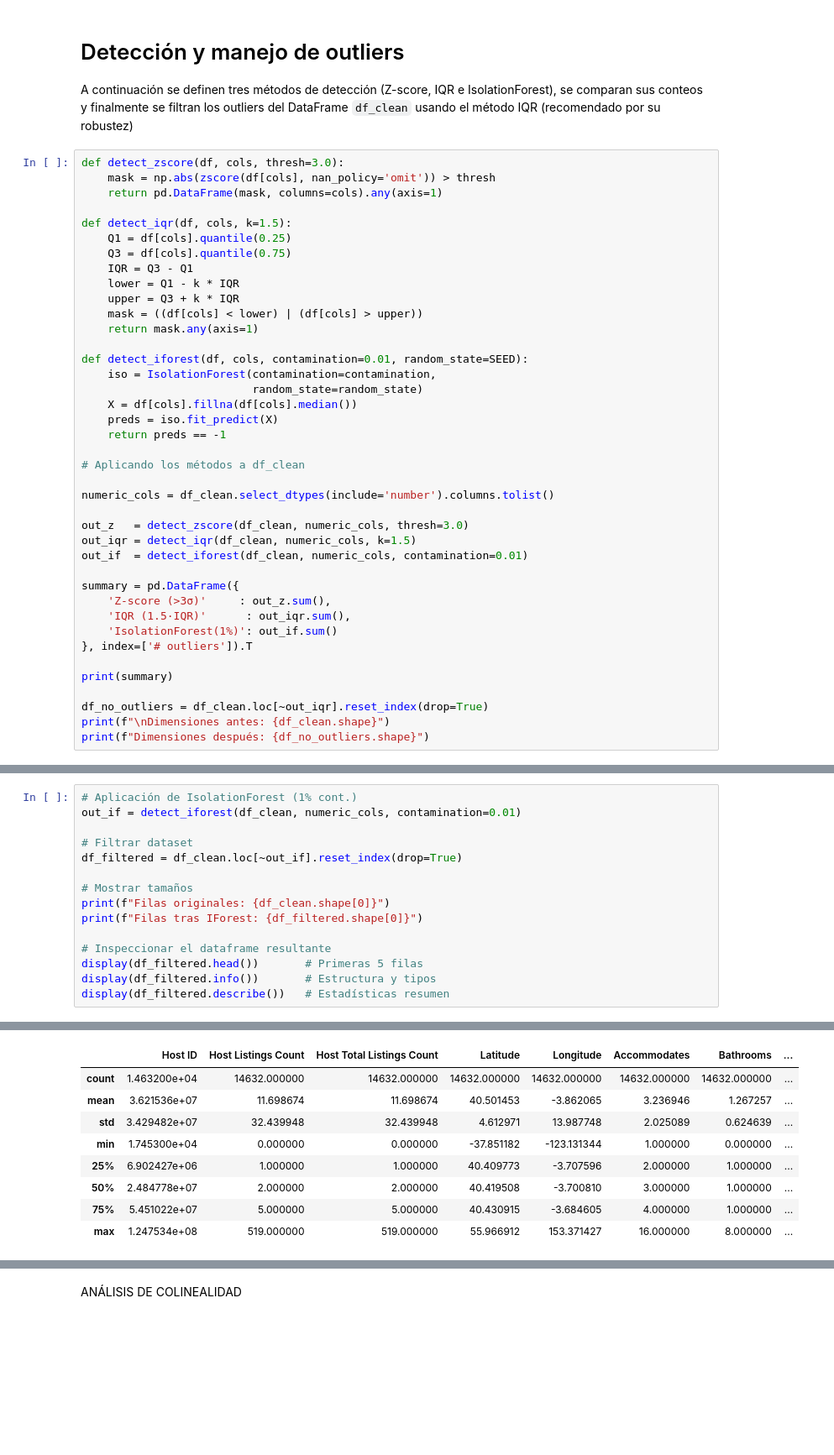
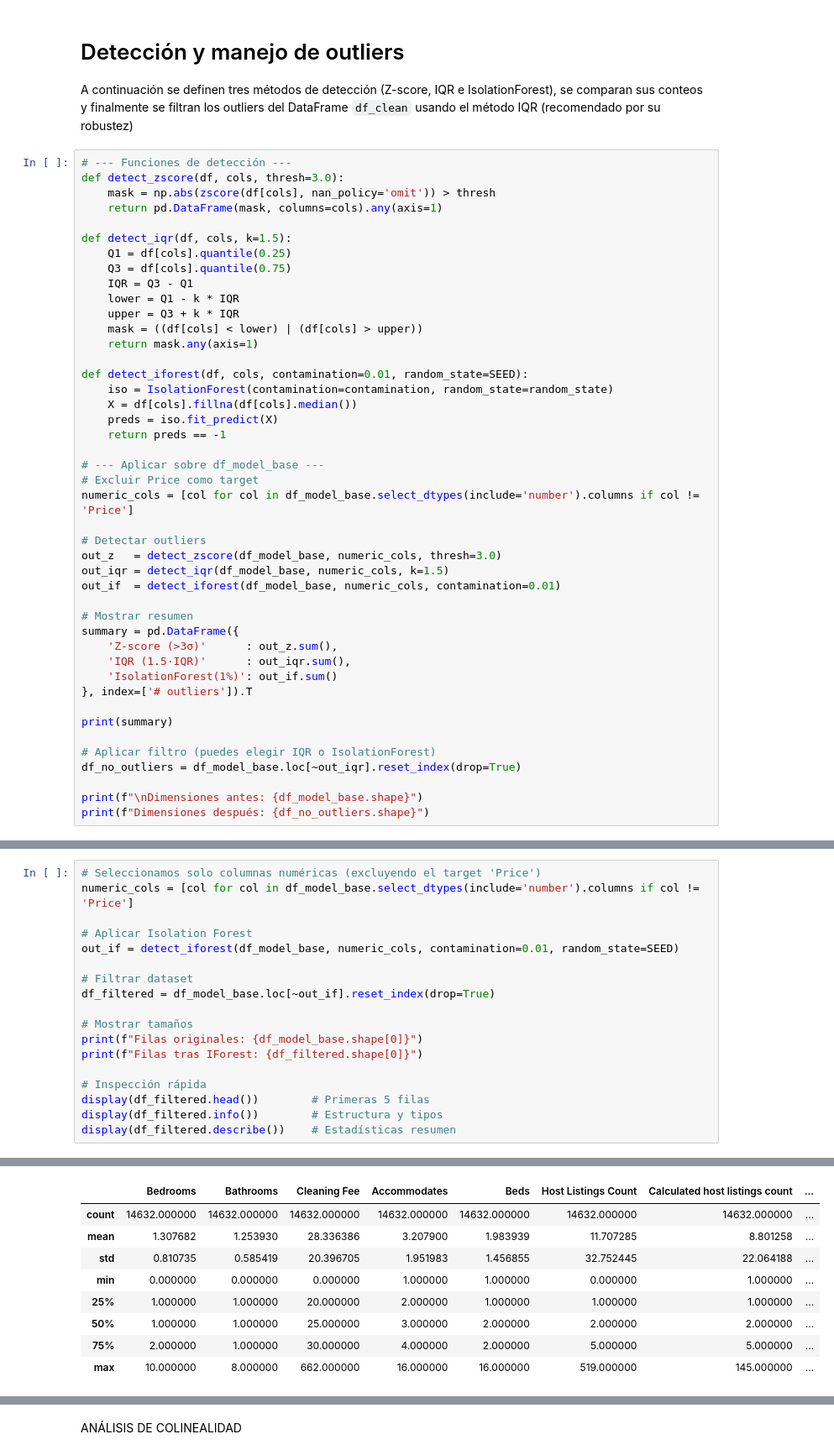
Before and after one commit to gonzalezulises/airbnb-pricing-ml, a Jupyter notebook: notebooks/01. Exploracion de datos y preparacion.ipynb, the cells around one changed output, grey strips where cells are left out. Shown at 84% size. Cells and saved outputs as stored; diff of their text form; blank space fills up the shorter version.

```diff
--- a/notebooks/01. Exploracion de datos y preparacion.ipynb
+++ b/notebooks/01. Exploracion de datos y preparacion.ipynb
@@ -713,6 +849,7 @@ A continuación se definen tres métodos de detección (Z-score, IQR e Isolation
 se comparan sus conteos y finalmente se filtran los outliers del DataFrame `df_clean`
 usando el método IQR (recomendado por su robustez)
 # %%
+# --- Funciones de detección ---
 def detect_zscore(df, cols, thresh=3.0):
     mask = np.abs(zscore(df[cols], nan_policy='omit')) > thresh
     return pd.DataFrame(mask, columns=cols).any(axis=1)
@@ -727,30 +864,33 @@ def detect_iqr(df, cols, k=1.5):
     return mask.any(axis=1)
 
 def detect_iforest(df, cols, contamination=0.01, random_state=SEED):
-    iso = IsolationForest(contamination=contamination,
-                          random_state=random_state)
+    iso = IsolationForest(contamination=contamination, random_state=random_state)
     X = df[cols].fillna(df[cols].median())
     preds = iso.fit_predict(X)
     return preds == -1
 
-# Aplicando los métodos a df_clean
+# --- Aplicar sobre df_model_base ---
+# Excluir Price como target
+numeric_cols = [col for col in df_model_base.select_dtypes(include='number').columns if col != 'Price']
 
-numeric_cols = df_clean.select_dtypes(include='number').columns.tolist()
+# Detectar outliers
+out_z   = detect_zscore(df_model_base, numeric_cols, thresh=3.0)
+out_iqr = detect_iqr(df_model_base, numeric_cols, k=1.5)
+out_if  = detect_iforest(df_model_base, numeric_cols, contamination=0.01)
 
-out_z   = detect_zscore(df_clean, numeric_cols, thresh=3.0)
-out_iqr = detect_iqr(df_clean, numeric_cols, k=1.5)
-out_if  = detect_iforest(df_clean, numeric_cols, contamination=0.01)
-
+# Mostrar resumen
 summary = pd.DataFrame({
-    'Z-score (>3σ)'     : out_z.sum(),
+    'Z-score (>3σ)'      : out_z.sum(),
     'IQR (1.5·IQR)'      : out_iqr.sum(),
     'IsolationForest(1%)': out_if.sum()
 }, index=['# outliers']).T
 
 print(summary)
 
-df_no_outliers = df_clean.loc[~out_iqr].reset_index(drop=True)
-print(f"\nDimensiones antes: {df_clean.shape}")
+# Aplicar filtro (puedes elegir IQR o IsolationForest)
+df_no_outliers = df_model_base.loc[~out_iqr].reset_index(drop=True)
+
+print(f"\nDimensiones antes: {df_model_base.shape}")
 print(f"Dimensiones después: {df_no_outliers.shape}")
 # %% [output]
                      # outliers
@@ -767,18 +907,21 @@ Dimensiones después: (3582, 59)
 # %%
-# Aplicación de IsolationForest (1% cont.)
-out_if = detect_iforest(df_clean, numeric_cols, contamination=0.01)
+# Seleccionamos solo columnas numéricas (excluyendo el target 'Price')
+numeric_cols = [col for col in df_model_base.select_dtypes(include='number').columns if col != 'Price']
+
+# Aplicar Isolation Forest
+out_if = detect_iforest(df_model_base, numeric_cols, contamination=0.01, random_state=SEED)
 
 # Filtrar dataset
-df_filtered = df_clean.loc[~out_if].reset_index(drop=True)
+df_filtered = df_model_base.loc[~out_if].reset_index(drop=True)
 
 # Mostrar tamaños
-print(f"Filas originales: {df_clean.shape[0]}")
+print(f"Filas originales: {df_model_base.shape[0]}")
 print(f"Filas tras IForest: {df_filtered.shape[0]}")
 
-# Inspeccionar el dataframe resultante
-display(df_filtered.head())       # Primeras 5 filas
-display(df_filtered.info())       # Estructura y tipos
-display(df_filtered.describe())   # Estadísticas resumen
+# Inspección rápida
+display(df_filtered.head())        # Primeras 5 filas
+display(df_filtered.info())        # Estructura y tipos
+display(df_filtered.describe())    # Estadísticas resumen
 # %% [output]
 Filas originales: 14780
 Filas tras IForest: 14632
@@ -810,9 +952,9 @@ None
-|  | Host ID | Host Listings Count | Host Total Listings Count | Latitude | Longitude | Accommodates | Bathrooms | ... |
-| count | 1.463200e+04 | 14632.000000 | 14632.000000 | 14632.000000 | 14632.000000 | 14632.000000 | 14632.000000 | ... |
-| mean | 3.621536e+07 | 11.698674 | 11.698674 | 40.501453 | -3.862065 | 3.236946 | 1.267257 | ... |
-| std | 3.429482e+07 | 32.439948 | 32.439948 | 4.612971 | 13.987748 | 2.025089 | 0.624639 | ... |
-| min | 1.745300e+04 | 0.000000 | 0.000000 | -37.851182 | -123.131344 | 1.000000 | 0.000000 | ... |
-| 25% | 6.902427e+06 | 1.000000 | 1.000000 | 40.409773 | -3.707596 | 2.000000 | 1.000000 | ... |
-| 50% | 2.484778e+07 | 2.000000 | 2.000000 | 40.419508 | -3.700810 | 3.000000 | 1.000000 | ... |
-| 75% | 5.451022e+07 | 5.000000 | 5.000000 | 40.430915 | -3.684605 | 4.000000 | 1.000000 | ... |
-| max | 1.247534e+08 | 519.000000 | 519.000000 | 55.966912 | 153.371427 | 16.000000 | 8.000000 | ... |
+|  | Bedrooms | Bathrooms | Cleaning Fee | Accommodates | Beds | Host Listings Count | Calculated host listings count | ... |
+| count | 14632.000000 | 14632.000000 | 14632.000000 | 14632.000000 | 14632.000000 | 14632.000000 | 14632.000000 | ... |
+| mean | 1.307682 | 1.253930 | 28.336386 | 3.207900 | 1.983939 | 11.707285 | 8.801258 | ... |
+| std | 0.810735 | 0.585419 | 20.396705 | 1.951983 | 1.456855 | 32.752445 | 22.064188 | ... |
+| min | 0.000000 | 0.000000 | 0.000000 | 1.000000 | 1.000000 | 0.000000 | 1.000000 | ... |
+| 25% | 1.000000 | 1.000000 | 20.000000 | 2.000000 | 1.000000 | 1.000000 | 1.000000 | ... |
+| 50% | 1.000000 | 1.000000 | 25.000000 | 3.000000 | 2.000000 | 2.000000 | 2.000000 | ... |
+| 75% | 2.000000 | 1.000000 | 30.000000 | 4.000000 | 2.000000 | 5.000000 | 5.000000 | ... |
+| max | 10.000000 | 8.000000 | 662.000000 | 16.000000 | 16.000000 | 519.000000 | 145.000000 | ... |
```
Also changed, not shown: parts of 86 cells of this notebook, 3 other files.
